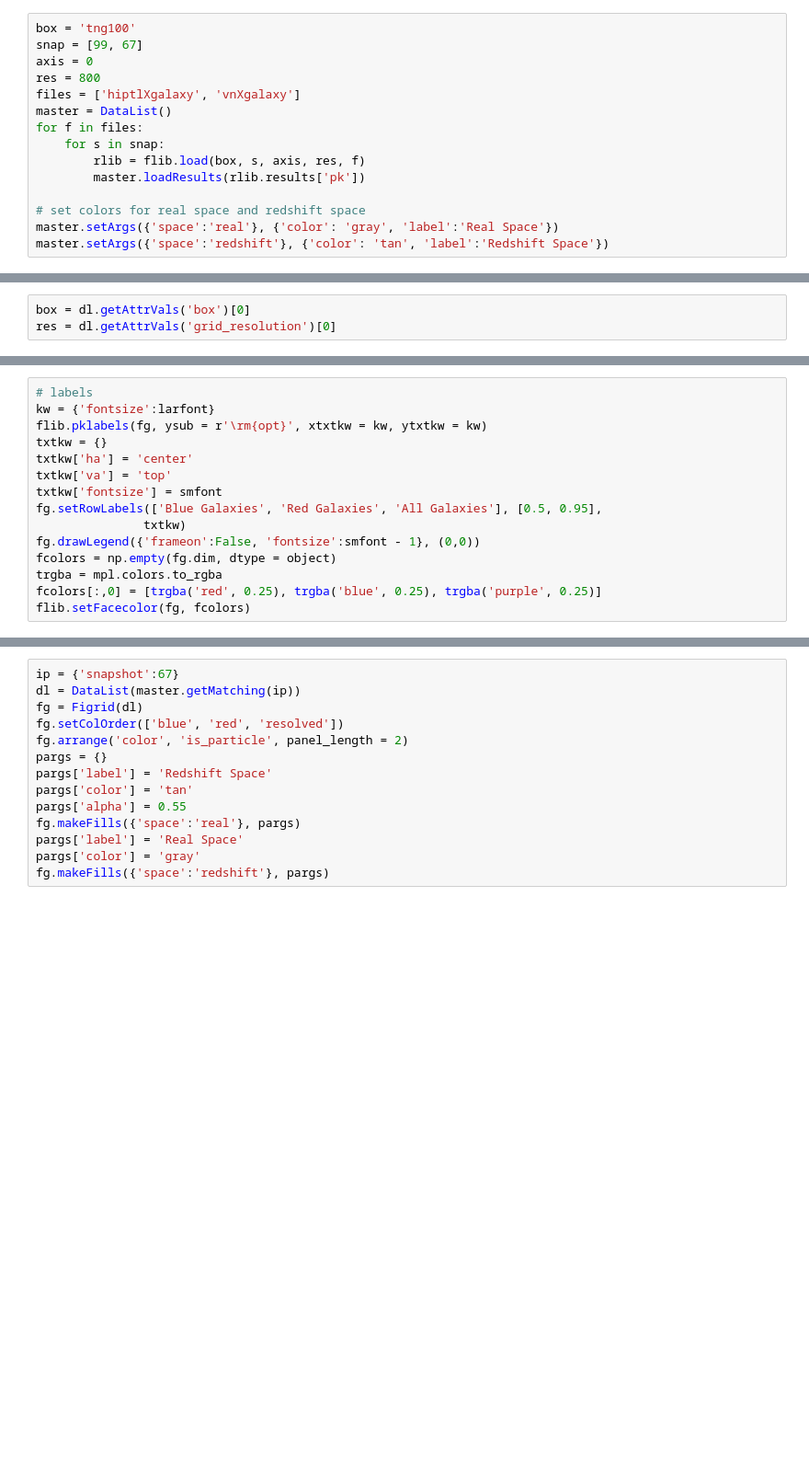
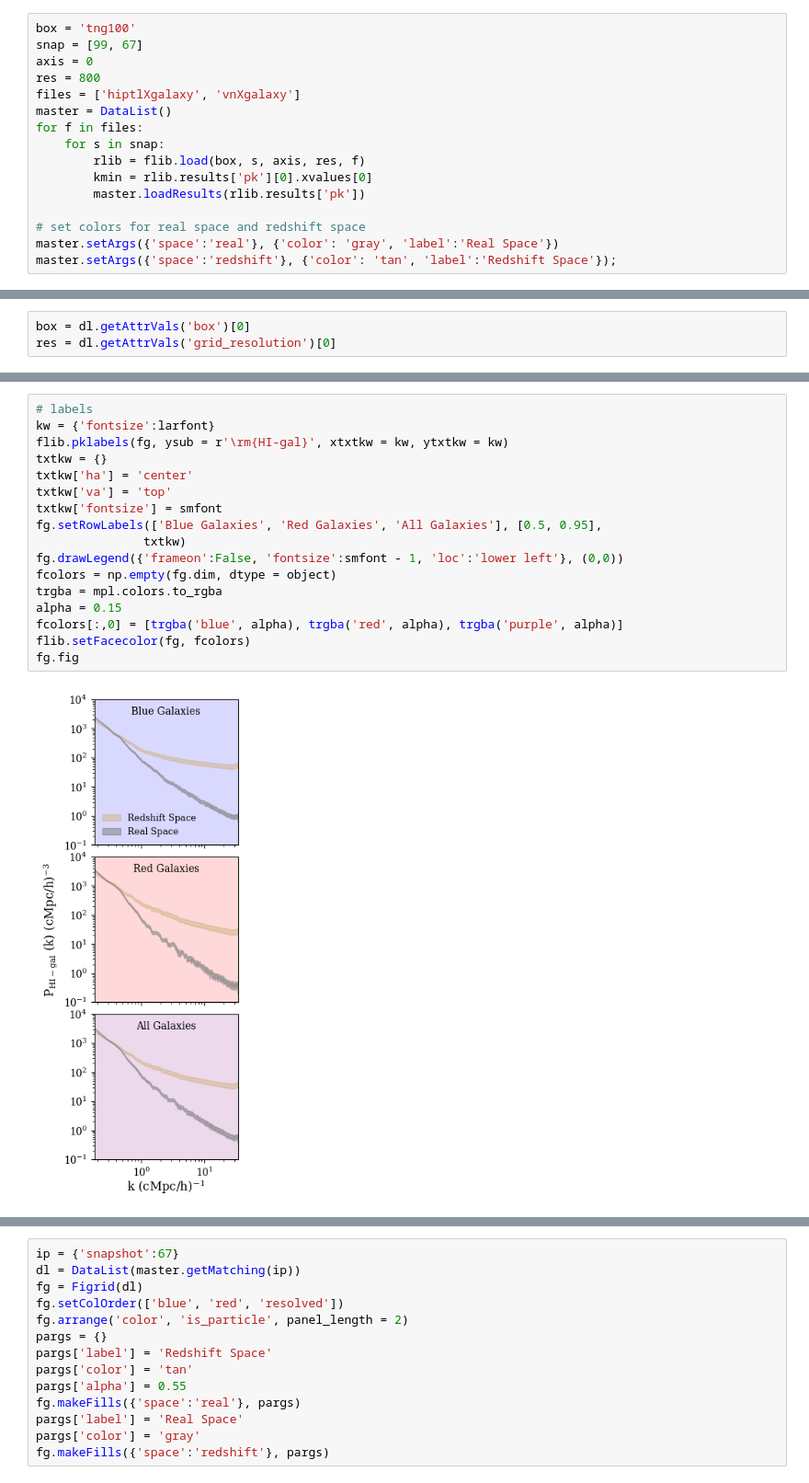
Before and after one commit to calvinosinga/hcolor, a Jupyter notebook: fig_md_analysis/rsd/Untitled.ipynb, the cells around one changed output, grey strips where cells are left out. Shown at 92% size. Drawn from its saved outputs; the diff is of its cells as text; blank space fills up the shorter version.

```diff
--- a/fig_md_analysis/rsd/Untitled.ipynb
+++ b/fig_md_analysis/rsd/Untitled.ipynb
@@ -15,11 +15,12 @@ master = DataList()
 for f in files:
     for s in snap:
         rlib = flib.load(box, s, axis, res, f)
+        kmin = rlib.results['pk'][0].xvalues[0]
         master.loadResults(rlib.results['pk'])
 
 # set colors for real space and redshift space
 master.setArgs({'space':'real'}, {'color': 'gray', 'label':'Real Space'})
-master.setArgs({'space':'redshift'}, {'color': 'tan', 'label':'Redshift Space'})
+master.setArgs({'space':'redshift'}, {'color': 'tan', 'label':'Redshift Space'});
 # %%
 smfont = 10
 larfont = 12
@@ -65,15 +60,19 @@ fg.fig
 # %%
 # labels
 kw = {'fontsize':larfont}
-flib.pklabels(fg, ysub = r'\rm{opt}', xtxtkw = kw, ytxtkw = kw)
+flib.pklabels(fg, ysub = r'\rm{HI-gal}', xtxtkw = kw, ytxtkw = kw)
 txtkw = {}
 txtkw['ha'] = 'center'
 txtkw['va'] = 'top'
 txtkw['fontsize'] = smfont
 fg.setRowLabels(['Blue Galaxies', 'Red Galaxies', 'All Galaxies'], [0.5, 0.95],
                txtkw)
-fg.drawLegend({'frameon':False, 'fontsize':smfont - 1}, (0,0))
+fg.drawLegend({'frameon':False, 'fontsize':smfont - 1, 'loc':'lower left'}, (0,0))
 fcolors = np.empty(fg.dim, dtype = object)
 trgba = mpl.colors.to_rgba
-fcolors[:,0] = [trgba('red', 0.25), trgba('blue', 0.25), trgba('purple', 0.25)]
+alpha = 0.15
+fcolors[:,0] = [trgba('blue', alpha), trgba('red', alpha), trgba('purple', alpha)]
 flib.setFacecolor(fg, fcolors)
+fg.fig
+# %% [output]
+[figure, added]
```
Also changed, not shown: parts of 4 cells of this notebook, 1 other file.
